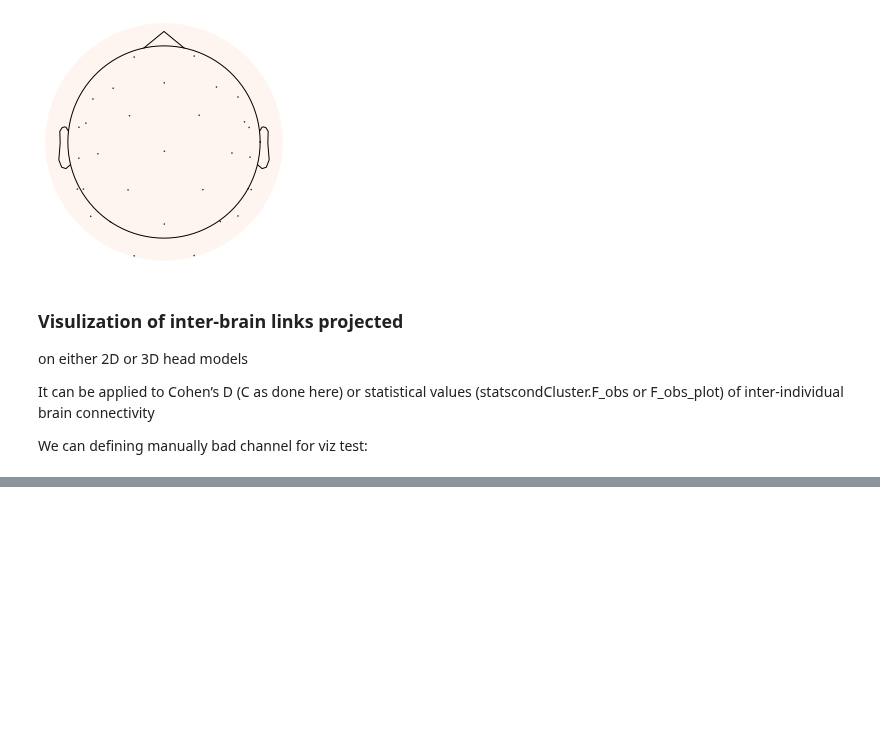
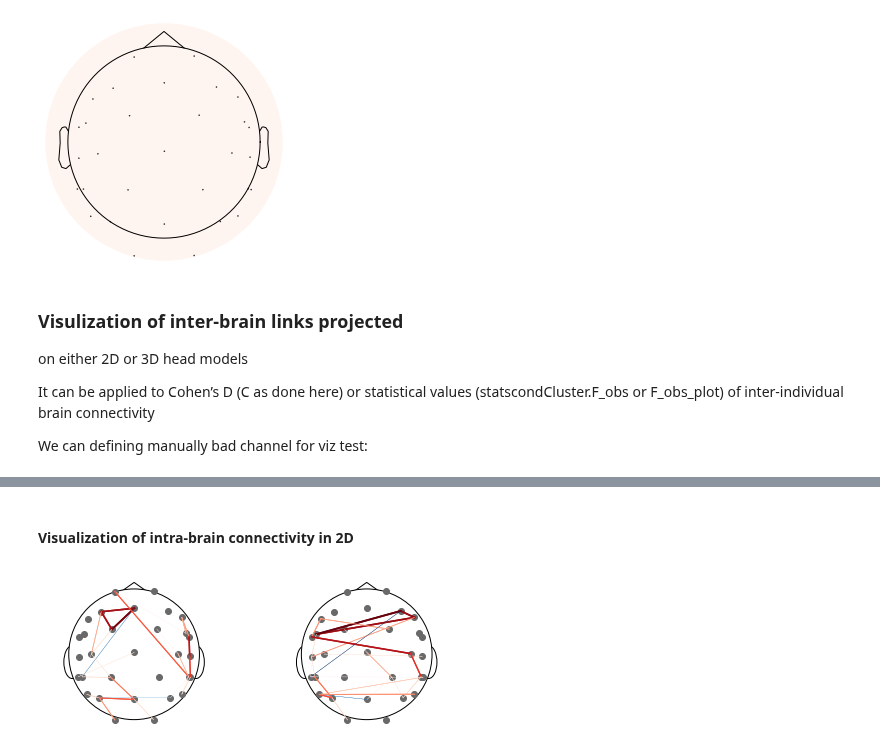
Before and after one commit to ppsp-team/HyPyP, a Jupyter notebook: tutorial/getting_started.ipynb, the cells around one changed output, grey strips where cells are left out. Saved outputs shown, nothing was run; the diff lists cells and outputs as text; code cells hidden in the pictures; blank space fills up the shorter version.

Commit message:
update getting_started with intra viz

```diff
--- a/tutorial/getting_started.ipynb
+++ b/tutorial/getting_started.ipynb
@@ -413,0 +411,11 @@ plt.show()
+# %% [markdown]
+#### Visualization of intra-brain connectivity in 2D
+# %%
+viz.viz_2D_topomap_intra(epo1, epo2,
+                         C1= result_intra[0],
+                         C2= result_intra[1],
+                         threshold='auto',
+                         steps=2,
+                         lab=False)
+# %% [output]
+[figure, added]
```
Also changed, not shown: parts of 12 cells of this notebook, 1 other file.
